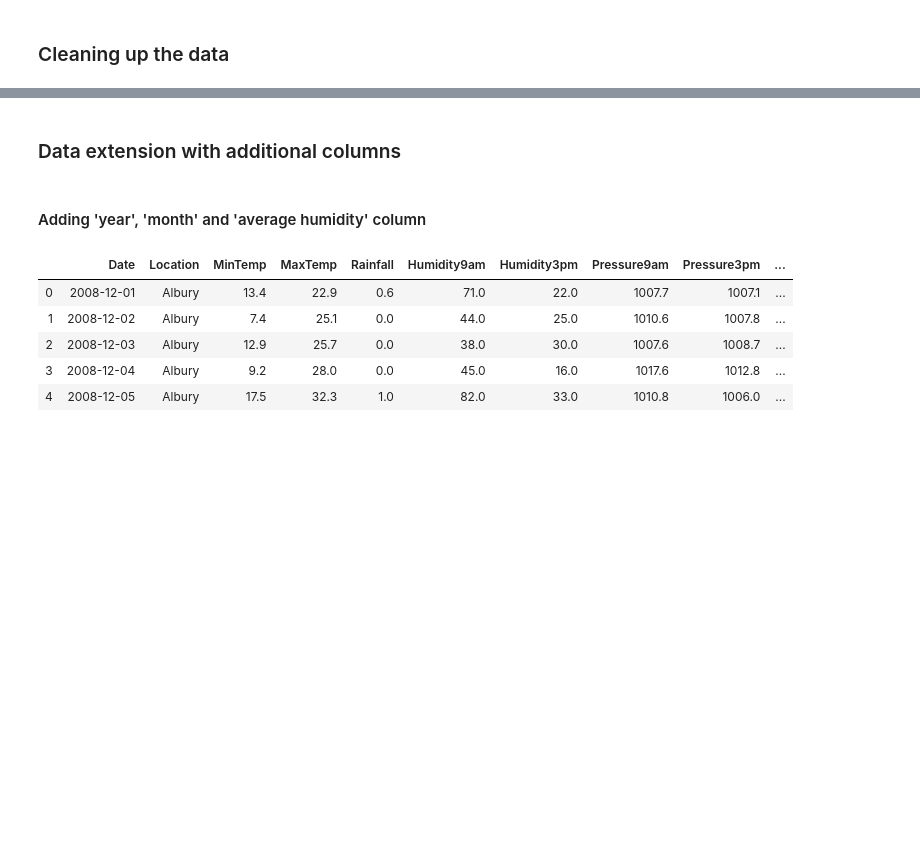
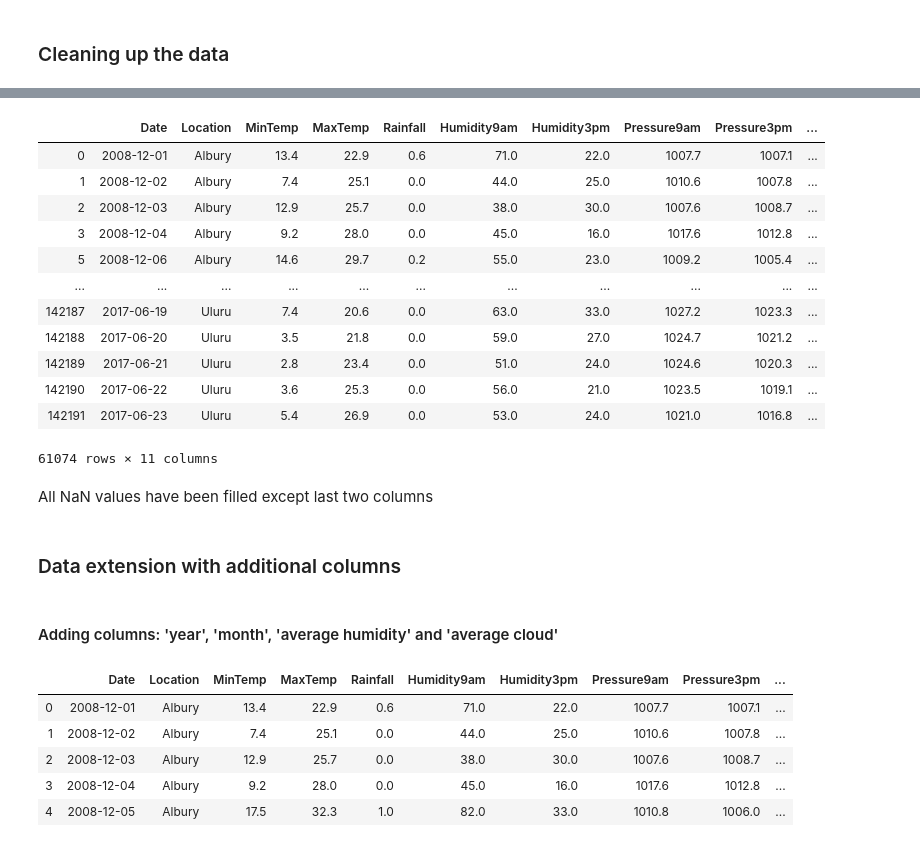
Before and after one commit to mcwilk/Australian-weather-analysis, a Jupyter notebook: WeatherAnalysis.ipynb, the cells around one changed output, grey strips where cells are left out. Drawn from its saved outputs; the diff is of its cells as text; code cells hidden in the pictures; blank space fills up the shorter version.

```diff
--- a/WeatherAnalysis.ipynb
+++ b/WeatherAnalysis.ipynb
@@ -104,9 +110,28 @@ There is 17920 rows (approx. 12% of all rows) containing NaN values so I've deci
 # %%
-weather_data.fillna(method = 'ffill', inplace = True)
+weather_data.loc[:,'MinTemp':'Pressure3pm'] = weather_data.loc[:,'MinTemp':'Pressure3pm'].fillna(method = 'ffill')
+# %%
+# Findind NAN values
+weather_data[weather_data.isna().any(axis=1)]
+# %% [output]
+|  | Date | Location | MinTemp | MaxTemp | Rainfall | Humidity9am | Humidity3pm | Pressure9am | Pressure3pm | ... |
+| 0 | 2008-12-01 | Albury | 13.4 | 22.9 | 0.6 | 71.0 | 22.0 | 1007.7 | 1007.1 | ... |
+| 1 | 2008-12-02 | Albury | 7.4 | 25.1 | 0.0 | 44.0 | 25.0 | 1010.6 | 1007.8 | ... |
+| 2 | 2008-12-03 | Albury | 12.9 | 25.7 | 0.0 | 38.0 | 30.0 | 1007.6 | 1008.7 | ... |
+| 3 | 2008-12-04 | Albury | 9.2 | 28.0 | 0.0 | 45.0 | 16.0 | 1017.6 | 1012.8 | ... |
+| 5 | 2008-12-06 | Albury | 14.6 | 29.7 | 0.2 | 55.0 | 23.0 | 1009.2 | 1005.4 | ... |
+| ... | ... | ... | ... | ... | ... | ... | ... | ... | ... | ... |
+| 142187 | 2017-06-19 | Uluru | 7.4 | 20.6 | 0.0 | 63.0 | 33.0 | 1027.2 | 1023.3 | ... |
+| 142188 | 2017-06-20 | Uluru | 3.5 | 21.8 | 0.0 | 59.0 | 27.0 | 1024.7 | 1021.2 | ... |
+| 142189 | 2017-06-21 | Uluru | 2.8 | 23.4 | 0.0 | 51.0 | 24.0 | 1024.6 | 1020.3 | ... |
+| 142190 | 2017-06-22 | Uluru | 3.6 | 25.3 | 0.0 | 56.0 | 21.0 | 1023.5 | 1019.1 | ... |
+| 142191 | 2017-06-23 | Uluru | 5.4 | 26.9 | 0.0 | 53.0 | 24.0 | 1021.0 | 1016.8 | ... |
+61074 rows × 11 columns
+# %% [markdown]
+All NaN values have been filled except last two columns
 # %% [markdown]
 ### Data extension with additional columns
 # %% [markdown]
-#### Adding 'year', 'month' and 'average humidity' column
+#### Adding columns: 'year', 'month', 'average humidity' and 'average cloud'
 # %%
 weather_data['Year'] = weather_data['Date'].dt.year.astype('int16')
 weather_data['Month'] = weather_data['Date'].dt.month.astype('int16')
```
Also changed, not shown: parts of 19 cells of this notebook.
